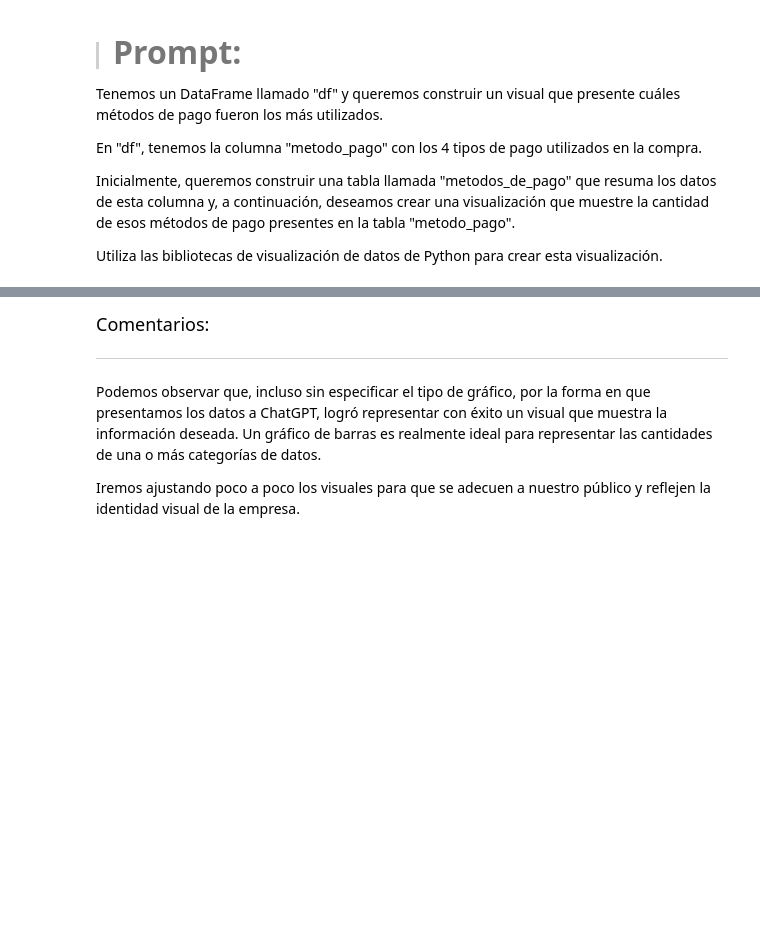
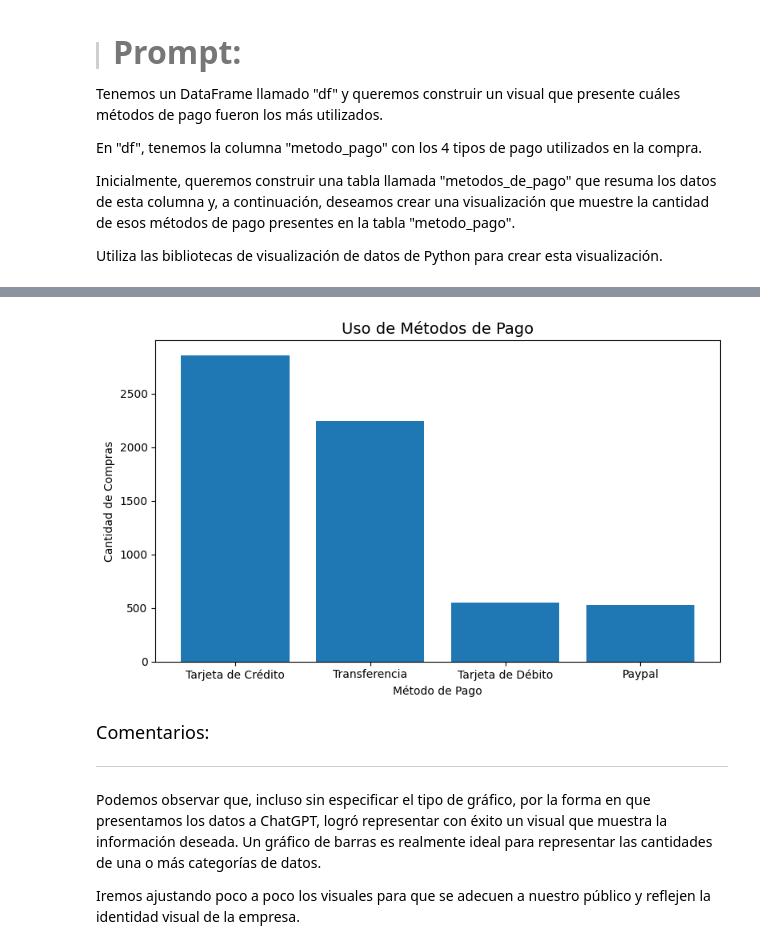
Before and after one commit to idabelZone/2192-practicando-python-bucles-for-y-while-, a Jupyter notebook: IA_aplicada_a_ciencia_de_datos.ipynb, the cells around one changed output, grey strips where cells are left out. Cells and saved outputs as stored; diff of their text form; code cells hidden in the pictures; blank space fills up the shorter version.

```diff
--- a/IA_aplicada_a_ciencia_de_datos.ipynb
+++ b/IA_aplicada_a_ciencia_de_datos.ipynb
@@ -74,0 +292,4 @@ Queremos hacer una breve exploración de los datos para comprender un poco sobre
+# %%
+##esta ni me la arrojo el bot
+# 8. Convertir la columna de fecha a tipo datetime y analizar
+ventas['fecha'] = pd.to_datetime(ventas['fecha'], format= '%Y-%m-%d')
@@ -105,0 +382,12 @@ Construye un código para ejecutar esta etapa usando Python y la biblioteca Pand
+# %%
+# Unión de las bases usando ID_compra como llave
+df_unificado = pd.merge(ventas, clientes,
+    on='ID_compra',
+    how='inner')
+
+# Reordenar columnas según la secuencia definida
+
+df_unificado = df_unificado[['ID_compra','fecha','horario','categoria','precio_unitario','cantidad','envio','metodo_pago',
+        'ID_cliente','edad','sexo_biologico','ciudad','estado','region','cashback','nota']]
+
+df_unificado.head()
@@ -180,3 +652,16 @@ En "df", tenemos la columna "metodo_pago" con los 4 tipos de pago utilizados en
 Inicialmente, queremos construir una tabla llamada "metodos_de_pago" que resuma los datos de esta columna y, a continuación, deseamos crear una visualización que muestre la cantidad de esos métodos de pago presentes en la tabla "metodo_pago".
 
 Utiliza las bibliotecas de visualización de datos de Python para crear esta visualización.
+# %%
+import pandas as pd
+
+# Tabla resumen de métodos de pago
+metodos_de_pago = (
+    df_unificado['metodo_pago']
+    .value_counts()
+    .reset_index()
+)
+
+metodos_de_pago.columns = ['metodo_pago', 'cantidad']
+
+metodos_de_pago
@@ -183,3 +674,21 @@ Utiliza las bibliotecas de visualización de datos de Python para crear esta vis
+# %%
+import matplotlib.pyplot as plt
+
+# Gráfico de barras
+plt.figure(figsize=(8, 5))
+plt.bar(
+    metodos_de_pago['metodo_pago'],
+    metodos_de_pago['cantidad']
+)
+
+plt.title('Uso de Métodos de Pago', fontsize=14)
+plt.xlabel('Método de Pago')
+plt.ylabel('Cantidad de Compras')
+
+plt.tight_layout()
+plt.show()
+# %% [output]
+[figure, added]
 # %% [markdown]
 
 <font color="7b71ff" size=4> Comentarios: </font>
```
Also changed, not shown: parts of 33 cells of this notebook.
